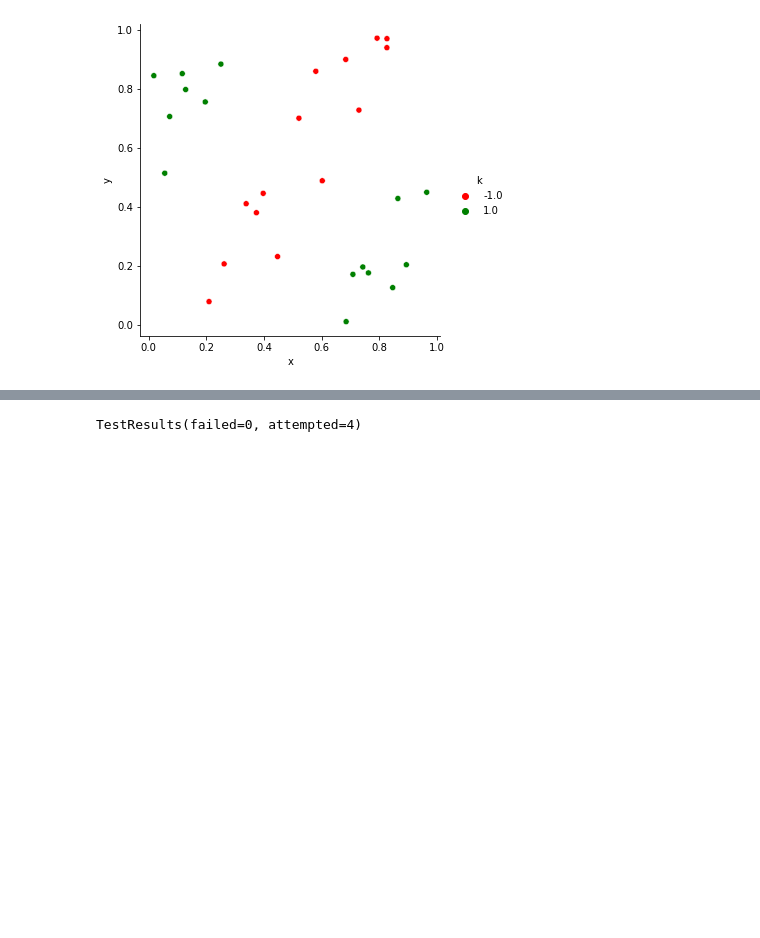
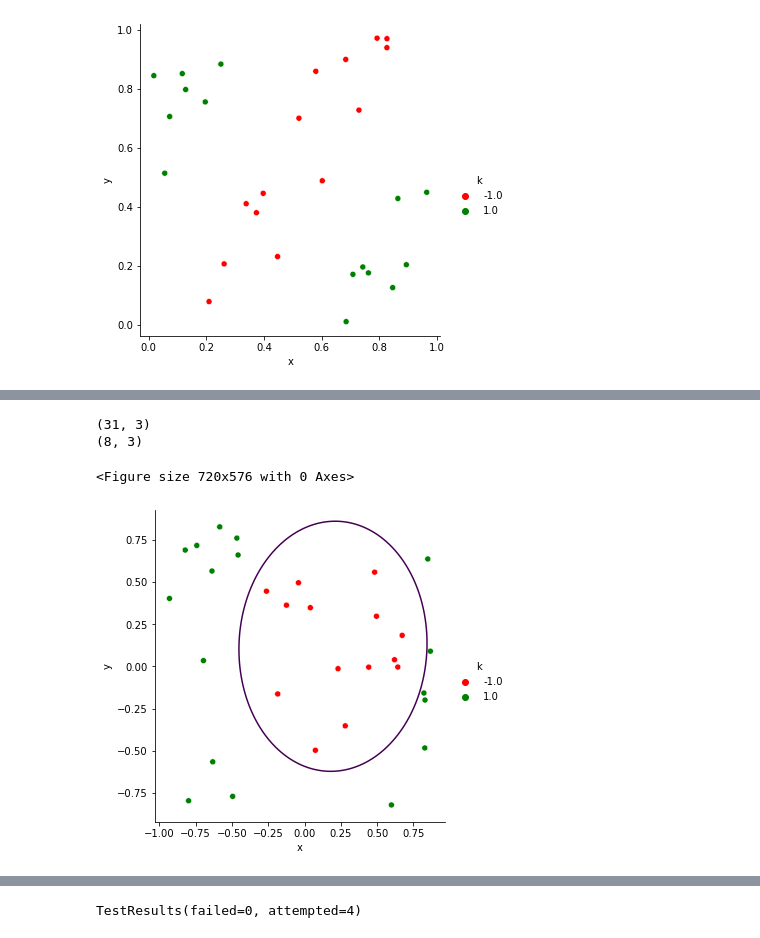
Before and after one commit to AnnaVusata/Labs_Computer_vision, a Jupyter notebook: lab2_comp_vis.ipynb, the cells around one changed output, grey strips where cells are left out. Drawn from its saved outputs; the diff is of its cells as text; code cells hidden in the pictures; blank space fills up the shorter version.

```diff
--- a/lab2_comp_vis.ipynb
+++ b/lab2_comp_vis.ipynb
@@ -197,0 +178,18 @@ get_plot(df_test, w1)
+# %%
+with open('train_02.json', 'r') as myfile:
+    data=myfile.read()
+obj = json.loads(data)
+
+df = get_df(obj)
+df_train, df_test, w1, x_train, x_test, k_train, k_test = tt_split(df)
+# %% [output]
+(31, 3)
+(8, 3)
+# %%
+koz1 = Kozinets_alg()
+w1 = koz1.Kozinets_algorythm(df_train, x_train, k_train, w1)
+# %%
+koz.get_plot(df_train, w1)
+# %% [output]
+<Figure size 720x576 with 0 Axes>
+[figure, added]
```
Also changed, not shown: parts of 17 cells of this notebook.
